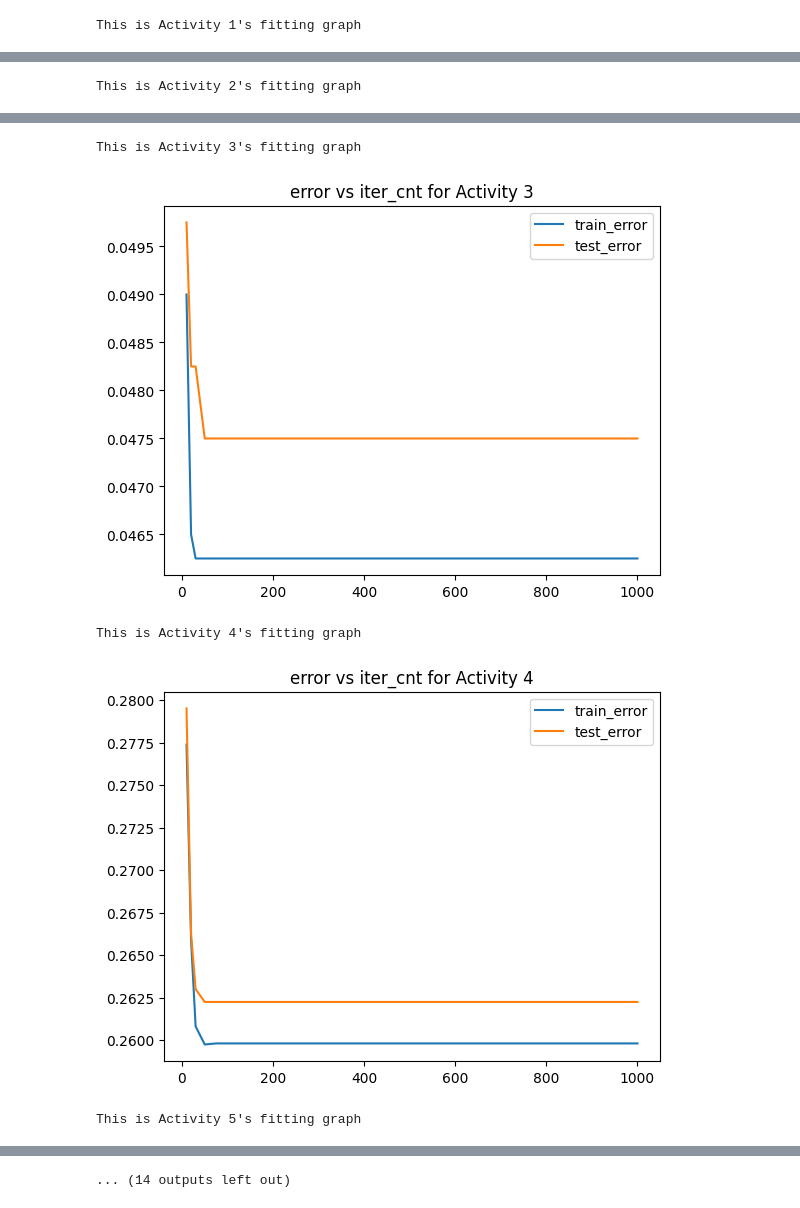
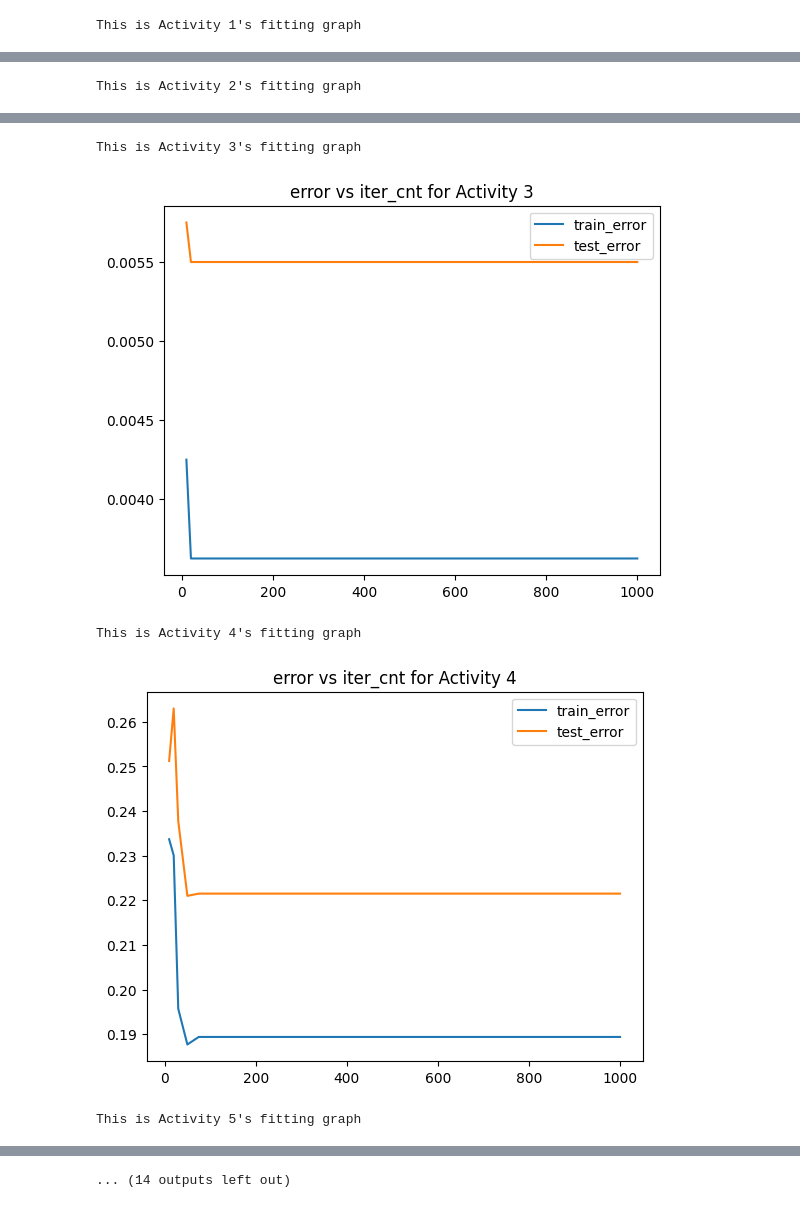
Before and after one commit to timothychu99/CSE151A_Group_Project, a Jupyter notebook: preprocessing.ipynb, the cells around one changed output, grey strips where cells are left out. Cells and saved outputs as stored; diff of their text form; code cells hidden in the pictures.

```diff
--- a/preprocessing.ipynb
+++ b/preprocessing.ipynb
@@ -349,29 +144,37 @@ weighted avg       0.88      0.59      0.69     26000
 # %%
 ## Activity n Predictions Classification
 for i in range(13):
-    print("This is Activity " + str(i) + "'s prediction")
+    print("This is Activity " + str(i) + "'s prediction -----------------------------")
     # Separate the data
-    activity = df_scaled[df_scaled['Activity'] == i]
-    not_activity = df_scaled[df_scaled['Activity'] != i]
+    activity = ms[ms['Activity'] == i]
+    not_activity = ms[ms['Activity'] != i]
 
     activity['Activity'] = 1
     not_activity['Activity'] = 0
 
-    # Shuffle the remaining data
-    shuffled_remaining_data = not_activity_0.sample(frac=1).reset_index(drop=True)
+    # Shuffle the remaining data so it includes all the other activites
+    shuffled_remaining_data = not_activity.sample(frac=1, random_state=seed).reset_index(drop=True)
 
     # Combine half of data with half of shuffled remaining data
-    half_remaining = shuffled_remaining_data.sample(frac=1/12)
+    half_remaining = shuffled_remaining_data.sample(frac=1/12, random_state=seed)
 
     # Concatenate the two halves
     final_df = pd.concat([activity, half_remaining]).reset_index(drop=True)
 
+    # We have a dataset with 10000 entries of activity i and 10000 of non-activity i
+    # i encoded as 1, non-i encoded as 0
+
     X_train, X_test, y_train, y_test = train_test_split(final_df.drop(['Activity'], axis = 1), final_df['Activity'], test_size=0.2, random_state=seed)
+
+    # Scale the input data
+    scaler = MinMaxScaler()
+    X_train = scaler.fit_transform(X_train)
+    X_test = scaler.fit_transform(X_test)
 
     log_reg_model = LogisticRegression(max_iter=1000)
 
     # Fitting the model to the training data
     log_reg_model.fit(X_train, y_train)
 
-    GenerateReport(log_reg_model)
+    GenerateReport(log_reg_model, X_train, X_test, y_train, y_test)
 # %% [output]
@@ -396,26 +199,35 @@ weighted avg       0.77      0.77      0.77      4000
 import matplotlib.pyplot as plt
 
 ## Activity n Predictions Fitting Graphs (based iteration count)
+# (Same as above loop for creating the final df and scaling)
 iter_cnt = [10, 20, 30, 50, 75, 100, 500, 1000]
 for i in range(13):
     print("This is Activity " + str(i) + "'s fitting graph")
     # Separate the data
-    activity = df_scaled[df_scaled['Activity'] == i]
-    not_activity = df_scaled[df_scaled['Activity'] != i]
+    activity = ms[ms['Activity'] == i]
+    not_activity = ms[ms['Activity'] != i]
 
     activity['Activity'] = 1
     not_activity['Activity'] = 0
 
-    # Shuffle the remaining data
-    shuffled_remaining_data = not_activity_0.sample(frac=1).reset_index(drop=True)
+    # Shuffle the remaining data so it includes all the other activites
+    shuffled_remaining_data = not_activity.sample(frac=1, random_state=seed).reset_index(drop=True)
 
     # Combine half of data with half of shuffled remaining data
-    half_remaining = shuffled_remaining_data.sample(frac=1/12)
+    half_remaining = shuffled_remaining_data.sample(frac=1/12, random_state=seed)
 
     # Concatenate the two halves
     final_df = pd.concat([activity, half_remaining]).reset_index(drop=True)
 
+    # We have a dataset with 10000 entries of activity i and 10000 of non-activity i
+    # i encoded as 1, non-i encoded as 0
+
     X_train, X_test, y_train, y_test = train_test_split(final_df.drop(['Activity'], axis = 1), final_df['Activity'], test_size=0.2, random_state=seed)
+
+    # Scale the input data
+    scaler = MinMaxScaler()
+    X_train = scaler.fit_transform(X_train)
+    X_test = scaler.fit_transform(X_test)
 
     test_error = []
     train_error = []
@@ -447,5 +259,5 @@ This is Activity 2's fitting graph
 This is Activity 3's fitting graph
-[figure, old version]
+[figure, new version]
 This is Activity 4's fitting graph
-[figure, old version]
+[figure, new version]
 This is Activity 5's fitting graph
```
Also changed, not shown: parts of 14 cells of this notebook, 1 other file.
